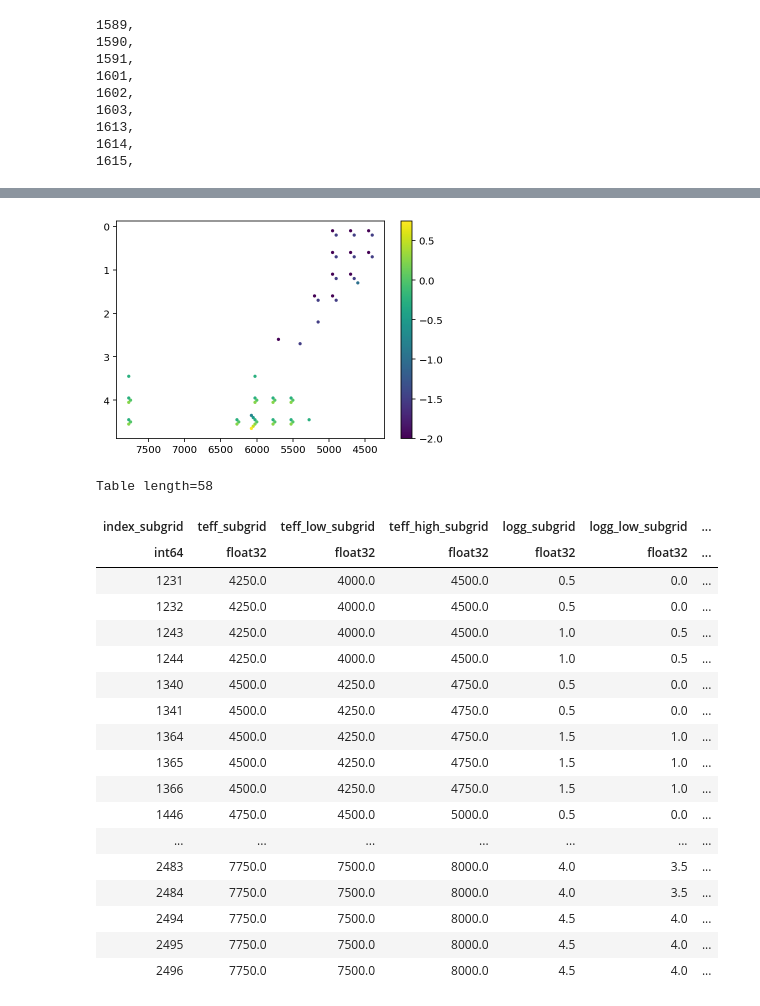
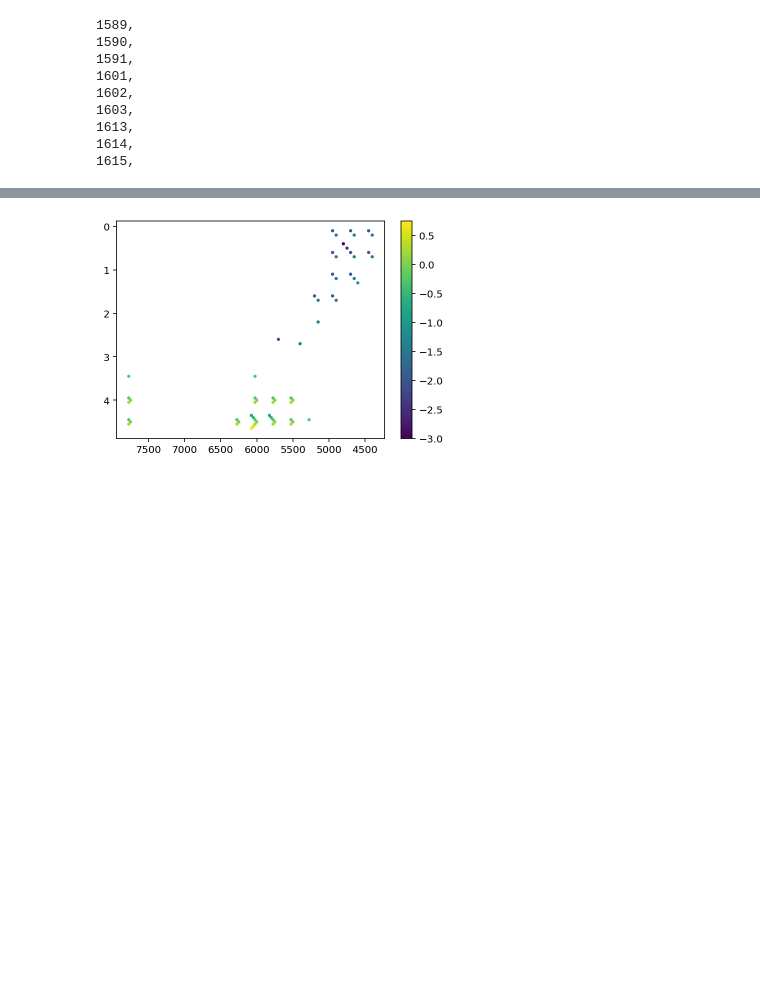
Before and after one commit to svenbuder/GALAH_DR4, a Jupyter notebook: spectrum_grids/galah_dr4_grid_calculation_priority_new_grid.ipynb, the cells around one changed output, grey strips where cells are left out. Drawn from its saved outputs; the diff is of its cells as text; code cells hidden in the pictures; blank space fills up the shorter version.

```diff
--- a/spectrum_grids/galah_dr4_grid_calculation_priority_new_grid.ipynb
+++ b/spectrum_grids/galah_dr4_grid_calculation_priority_new_grid.ipynb
@@ -569,6 +571,7 @@ trained_3x3x3 = [
     1244, # Training with 11232 spectra (90%), Testing with 1248 spectra (10%), 8918.089 validation loss = 8923.438
     1340,
     1341,
+    1350,1351,
     1364, # Training with 9423 spectra (90%), Testing with 1047 spectra (10%), 9559.972 validation loss = 9560.110, 22.216 validation loss = 23.934
     1365, # Training with 10330 spectra (89%), Testing with 1148 spectra (10%), 9244.988 validation loss = 9285.615
     1366, # Training with 9536 spectra (89%), Testing with 1060 spectra (10%), 8949.833 validation loss = 8970.894
@@ -585,6 +588,7 @@ trained_3x3x3 = [
     1585,
     1586, # Training with 11475 spectra (90%), Testing with 1275 spectra (10%), 9513.832 validation loss = 9504.287
     1598,
+#     1708, # Training with 11333 spectra (89%), Testing with 1260 spectra (10%),
     1709,
     1749, # Training with 8410 spectra (89%), Testing with 935 spectra (10%), 9122.635 validation loss = 9003.748, 40.247 validation loss = 43.474
     1803,
@@ -593,10 +597,13 @@ trained_3x3x3 = [
     1918,
     1919,
     1920, # Training with 10884 spectra (89%), Testing with 1210 spectra (10%), 8908.265 validation loss = 8927.847
+    1928,
+    1929,
     1930, # Training with 8631 spectra (90%), Testing with 959 spectra (10%), 9365.203 validation loss = 9314.398
     1931,
     1932, # Training with 8355 spectra (89%), Testing with 929 spectra (10%), 8988.107 validation loss = 8910.192, 35.799 validation loss = 39.891
     1989,
+#     1999, # Training with 9335 spectra (89%), Testing with 1038 spectra (10%), 9599.202 validation loss = 9602.985
     2001, # Training with 12441 spectra (89%), Testing with 1383 spectra (10%), 9266.918 validation loss = 9256.894, 21.200 validation loss = 21.490
     2002,
     2003, # Training with 11946 spectra (89%), Testing with 1328 spectra (10%), 9006.185 validation loss = 8993.563,
@@ -622,12 +629,13 @@ trained_3x3x3 = [
 ]
 
 # Currently running:
-# Train1: 1749
-# Train2: 2016,2017
+# Train1: 1708,1750,
+# Train2: 1999,2000
+# could train: 1747,1748,1751,1842,1843,2088,2089
 
 print('Trained 3x3x3 for '+str(len(trained_3x3x3)))
 
-# raise ValueError('Not running testing training progress script')
+raise ValueError('Not running testing training progress script')
 print('Updating galah_dr4_model_trainingset_gridpoints_trained.fits!')
 os.system('ipython galah_dr4_model_trainingset_gridpoints_test_training.py');
 print('Updated')
@@ -710,37 +695,16 @@ test_progress()
 # %%
 selection = trained_3x3x3
 
 f, ax = plt.subplots()
 s = ax.scatter(
     grids['teff_subgrid'][selection] + np.abs(100*grids['fe_h_subgrid'][selection]),
     grids['logg_subgrid'][selection] + 0.2*grids['fe_h_subgrid'][selection],
     c = grids['fe_h_subgrid'][selection], s = 5
 )
 plt.colorbar(s, ax=ax)
 ax.set_xlim(ax.get_xlim()[::-1])
 ax.set_ylim(ax.get_ylim()[::-1])
 plt.show()
 plt.close()
-
-grids[selection]
 # %% [output]
-[figure, old version]
+[figure, new version]
-Table length=58
-| index_subgrid | teff_subgrid | teff_low_subgrid | teff_high_subgrid | logg_subgrid | logg_low_subgrid | ... |
-| int64 | float32 | float32 | float32 | float32 | float32 | ... |
-| 1231 | 4250.0 | 4000.0 | 4500.0 | 0.5 | 0.0 | ... |
-| 1232 | 4250.0 | 4000.0 | 4500.0 | 0.5 | 0.0 | ... |
-| 1243 | 4250.0 | 4000.0 | 4500.0 | 1.0 | 0.5 | ... |
-| 1244 | 4250.0 | 4000.0 | 4500.0 | 1.0 | 0.5 | ... |
-| 1340 | 4500.0 | 4250.0 | 4750.0 | 0.5 | 0.0 | ... |
-| 1341 | 4500.0 | 4250.0 | 4750.0 | 0.5 | 0.0 | ... |
-| 1364 | 4500.0 | 4250.0 | 4750.0 | 1.5 | 1.0 | ... |
-| 1365 | 4500.0 | 4250.0 | 4750.0 | 1.5 | 1.0 | ... |
-| 1366 | 4500.0 | 4250.0 | 4750.0 | 1.5 | 1.0 | ... |
-| 1446 | 4750.0 | 4500.0 | 5000.0 | 0.5 | 0.0 | ... |
-| ... | ... | ... | ... | ... | ... | ... |
-| 2483 | 7750.0 | 7500.0 | 8000.0 | 4.0 | 3.5 | ... |
-| 2484 | 7750.0 | 7500.0 | 8000.0 | 4.0 | 3.5 | ... |
-| 2494 | 7750.0 | 7500.0 | 8000.0 | 4.5 | 4.0 | ... |
-| 2495 | 7750.0 | 7500.0 | 8000.0 | 4.5 | 4.0 | ... |
-| 2496 | 7750.0 | 7500.0 | 8000.0 | 4.5 | 4.0 | ... |
```
Also changed, not shown: parts of 10 cells of this notebook, 2 other files.
